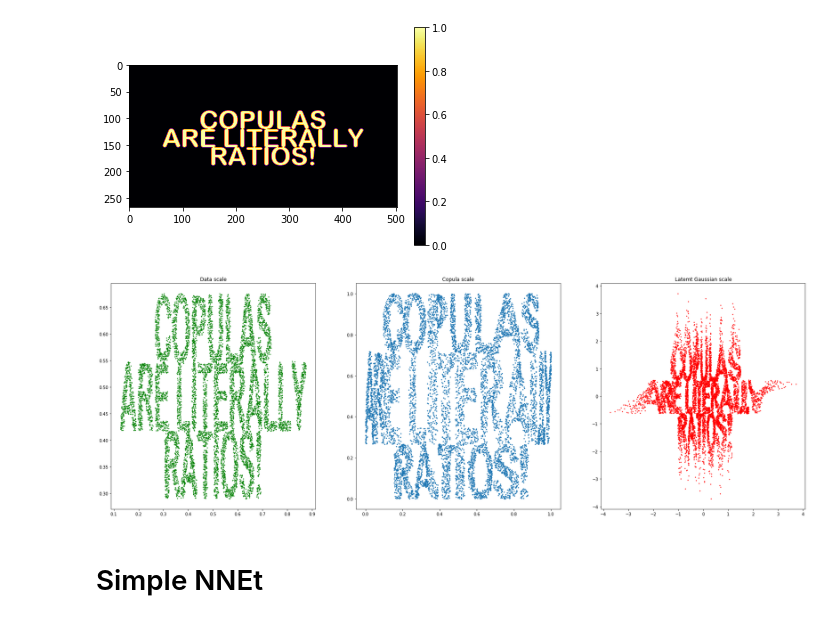
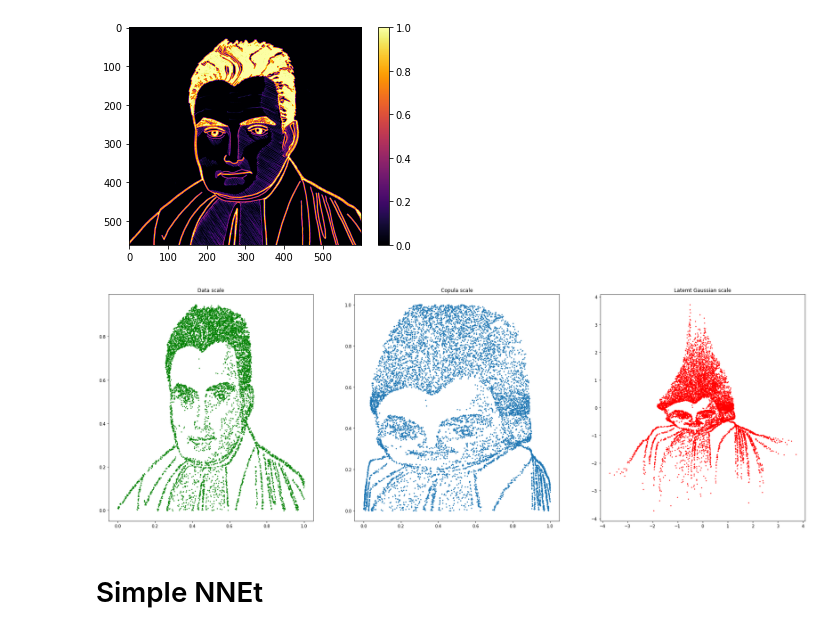
Before and after one commit to Huk-David/Ratio-Copula, a Jupyter notebook: Copula by Ratio Estimation/2d_exp/2d_single_image.ipynb, the cells around one changed output. Cells and saved outputs as stored; diff of their text form; code cells hidden in the pictures.

```diff
--- a/Copula by Ratio Estimation/2d_exp/2d_single_image.ipynb
+++ b/Copula by Ratio Estimation/2d_exp/2d_single_image.ipynb
@@ -63,35 +63,35 @@ import os
 import numpy as np
 import scipy.stats as scs
 import pickle
 import joblib
 import time
 from sklearn.preprocessing import PolynomialFeatures
 from sklearn.linear_model import LogisticRegression
 from Ratio import *
 from Ratio_L_and_W import *
 
 start = time.time()
 
 import matplotlib.image as mpimg
 
-img=mpimg.imread('../copula_equals_ratio.png')#'emily1.jpg')#
+img=mpimg.imread('../bayes_image.png')#'emily1.jpg')#
 # convert to grayscale
 img = np.mean(img, axis=2)
 img = np.log(1e-2 +img / 6.0)
 # rescale to 0,1
 img = (img - np.min(img)) / (np.max(img) - np.min(img))
 img = np.abs(img - 1.0)
 #img = img[:400,:450]
 plt.imshow(img, cmap='inferno')
 plt.colorbar()
 
 np.random.seed(990109)
 torch.manual_seed(990109)
 
 N_TRAIN = 5000
 N_TEST = 5000
 # %% [output]
-[figure, old version]
+[figure, new version]
 # %%
 img_probs = img/ np.sum(img)
 sample_idx = np.random.choice(np.arange(img_probs.flatten().shape[0]), size=10000,  p=img_probs.flatten())
@@ -145,7 +145,7 @@ ax[2].set_title('Latemt Gaussian scale')
 
 plt.show()
 # %% [output]
-[figure, old version]
+[figure, new version]
 # %% [markdown]
 # Simple NNEt
 # %%
```
Also changed, not shown: parts of 3 cells of this notebook, 7 other files.
